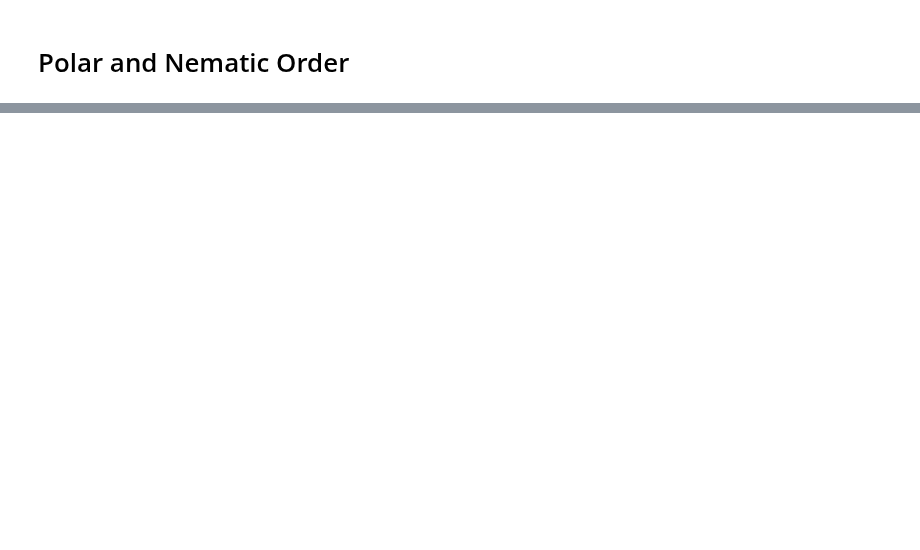
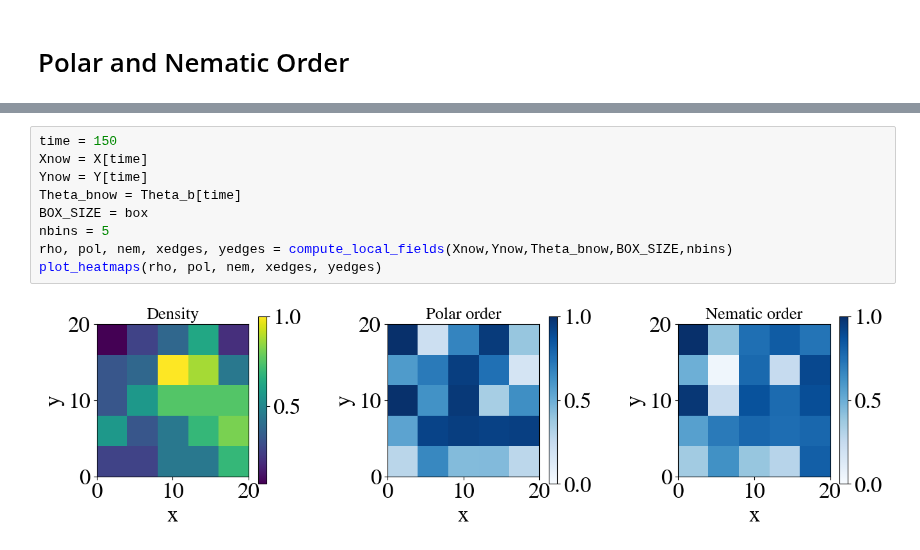
Before and after one commit to jannesantana/bacteria, a Jupyter notebook: 2d_model/rod_shaped/rods_tw_analysis.ipynb, the cells around one changed output, grey strips where cells are left out. Cells and saved outputs as stored; diff of their text form; blank space fills up the shorter version.

```diff
--- a/2d_model/rod_shaped/rods_tw_analysis.ipynb
+++ b/2d_model/rod_shaped/rods_tw_analysis.ipynb
@@ -167,0 +320,11 @@ plt.show()
+# %%
+time = 150
+Xnow = X[time]
+Ynow = Y[time]
+Theta_bnow = Theta_b[time]
+BOX_SIZE = box
+nbins = 5
+rho, pol, nem, xedges, yedges = compute_local_fields(Xnow,Ynow,Theta_bnow,BOX_SIZE,nbins)
+plot_heatmaps(rho, pol, nem, xedges, yedges)
+# %% [output]
+[figure, added]
```
Also changed, not shown: parts of 11 cells of this notebook, 22 other files.
